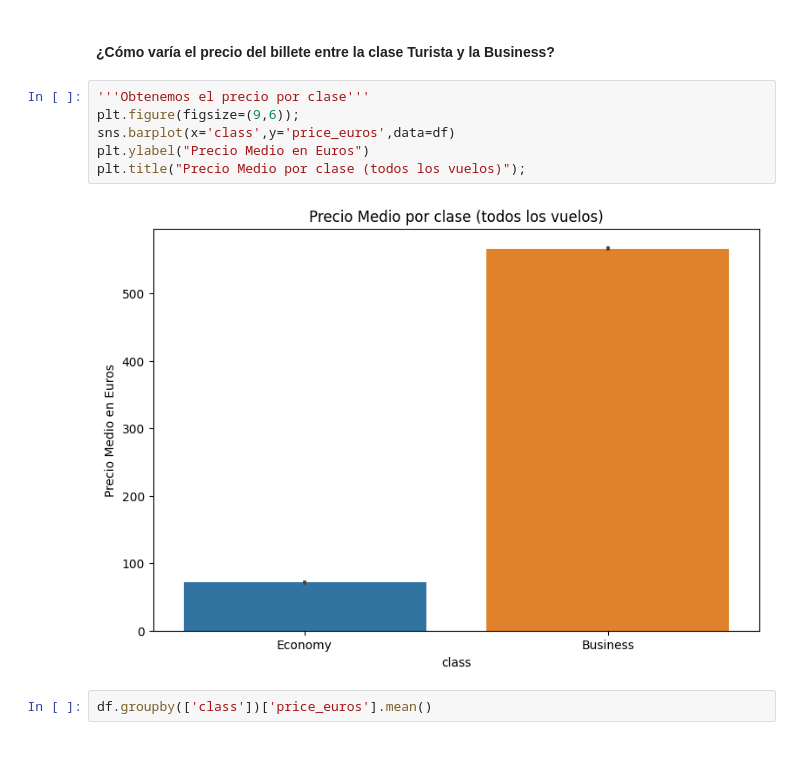
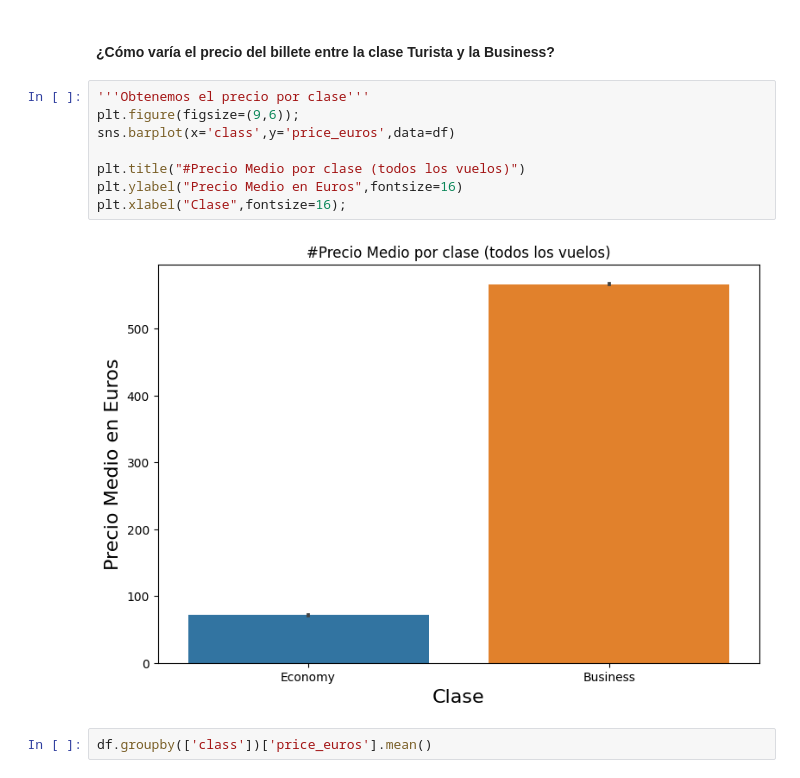
Before and after one commit to javlopsan/databootcamp, a Jupyter notebook: EDA/memoria_EDA.ipynb, the cells around one changed output. Saved outputs shown, nothing was run; the diff lists cells and outputs as text; blank space fills up the shorter version.

```diff
--- a/EDA/memoria_EDA.ipynb
+++ b/EDA/memoria_EDA.ipynb
@@ -571,11 +571,13 @@ En cambio si existen mayores diferencias entre ciudades, siendo Delhi la más ba
 # %%
 '''Obtenemos el precio por clase'''
 plt.figure(figsize=(9,6));
 sns.barplot(x='class',y='price_euros',data=df)
-plt.ylabel("Precio Medio en Euros")
-plt.title("Precio Medio por clase (todos los vuelos)");
+
+plt.title("#Precio Medio por clase (todos los vuelos)")
+plt.ylabel("Precio Medio en Euros",fontsize=16)
+plt.xlabel("Clase",fontsize=16);
 # %% [output]
-[figure, old version]
+[figure, new version]
 # %%
 df.groupby(['class'])['price_euros'].mean()
 # %% [output]
```
Also changed, not shown: parts of 5 cells of this notebook, 1 other file.
